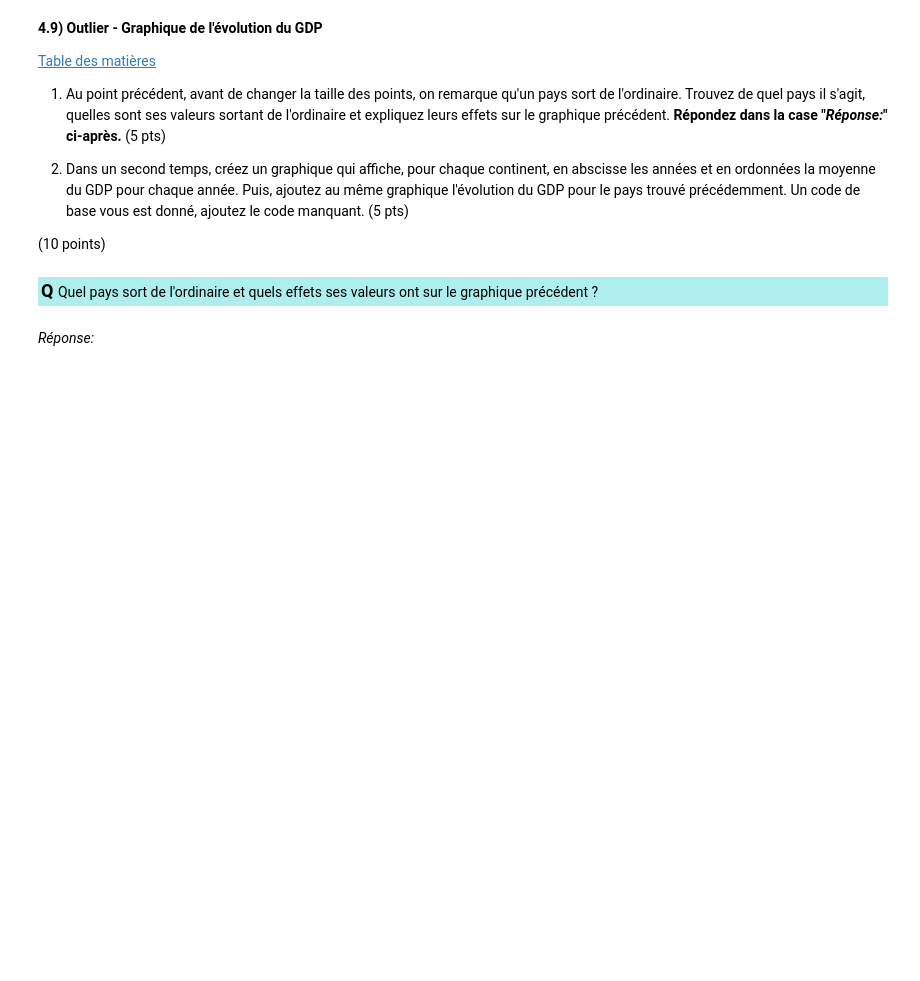
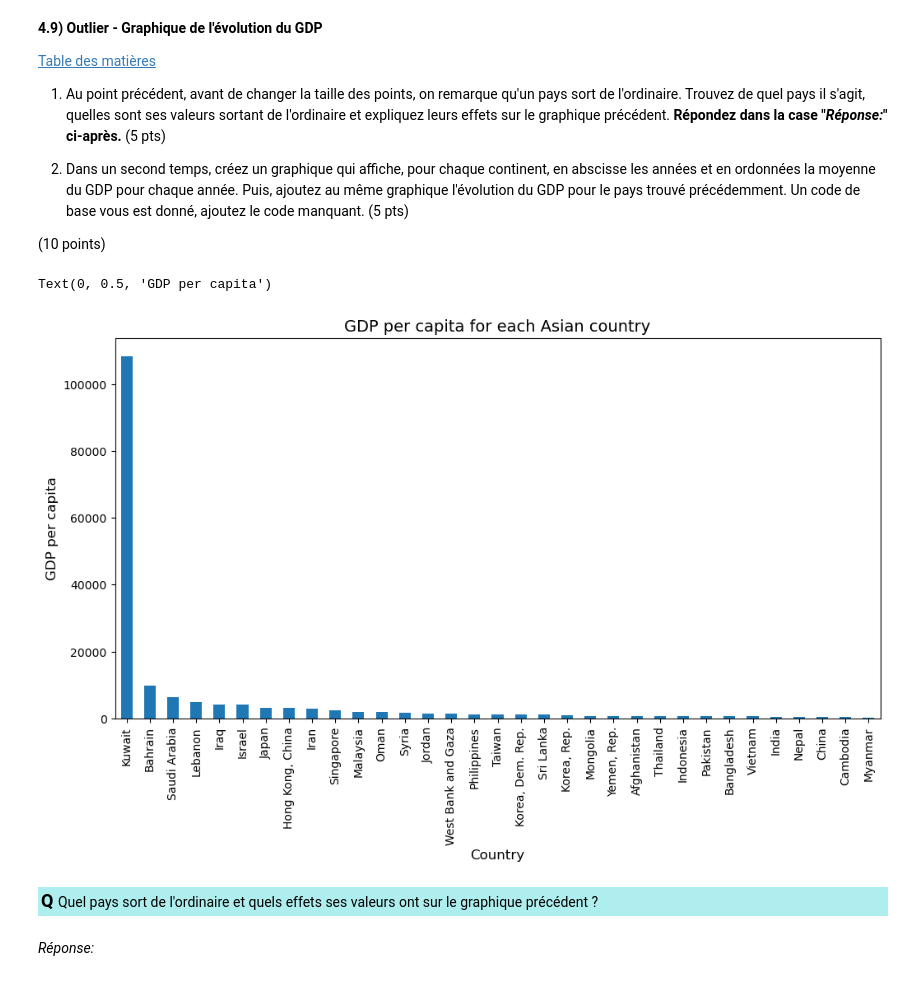
Before and after one commit to KilianHEIG/Labo2-ISD, a Jupyter notebook: TP2_ISD_SA2025_Bortone_Kat_Stockinger.ipynb, the cells around one changed output. Cells and saved outputs as stored; diff of their text form; code cells hidden in the pictures; blank space fills up the shorter version.

```diff
--- a/TP2_ISD_SA2025_Bortone_Kat_Stockinger.ipynb
+++ b/TP2_ISD_SA2025_Bortone_Kat_Stockinger.ipynb
@@ -977,6 +993,22 @@ Text(0.5, 0.98, 'Scatter plot with life expectancy by gdpPercap by country for 1
 (10 points)
 # %%
 # Votre code ici: pour obtenir valeurs particulières
+
+
+ax = (df
+      .loc[:, ['country', 'gdpPercap', 'continent', 'year']]
+      .query("(continent == 'Asia') and (year == 1952)")
+      .set_index('country')['gdpPercap']
+      .sort_values(ascending=False)
+      .plot.bar(figsize=(12, 6), rot=90)
+     )
+
+ax.set_title("GDP per capita for each Asian country", fontsize=14)
+ax.set_xlabel("Country", fontsize=12)
+ax.set_ylabel("GDP per capita", fontsize=12)
+# %% [output]
+Text(0, 0.5, 'GDP per capita')
+[figure, added]
 # %% [markdown]
 <p style="background-color:#AFEEEE;padding:3px"><font size="4"><b>Q </b></font>Quel pays sort de l'ordinaire et quels effets ses valeurs ont sur le graphique précédent ?</p>
 # %% [markdown]
```
Also changed, not shown: parts of 3 cells of this notebook.
